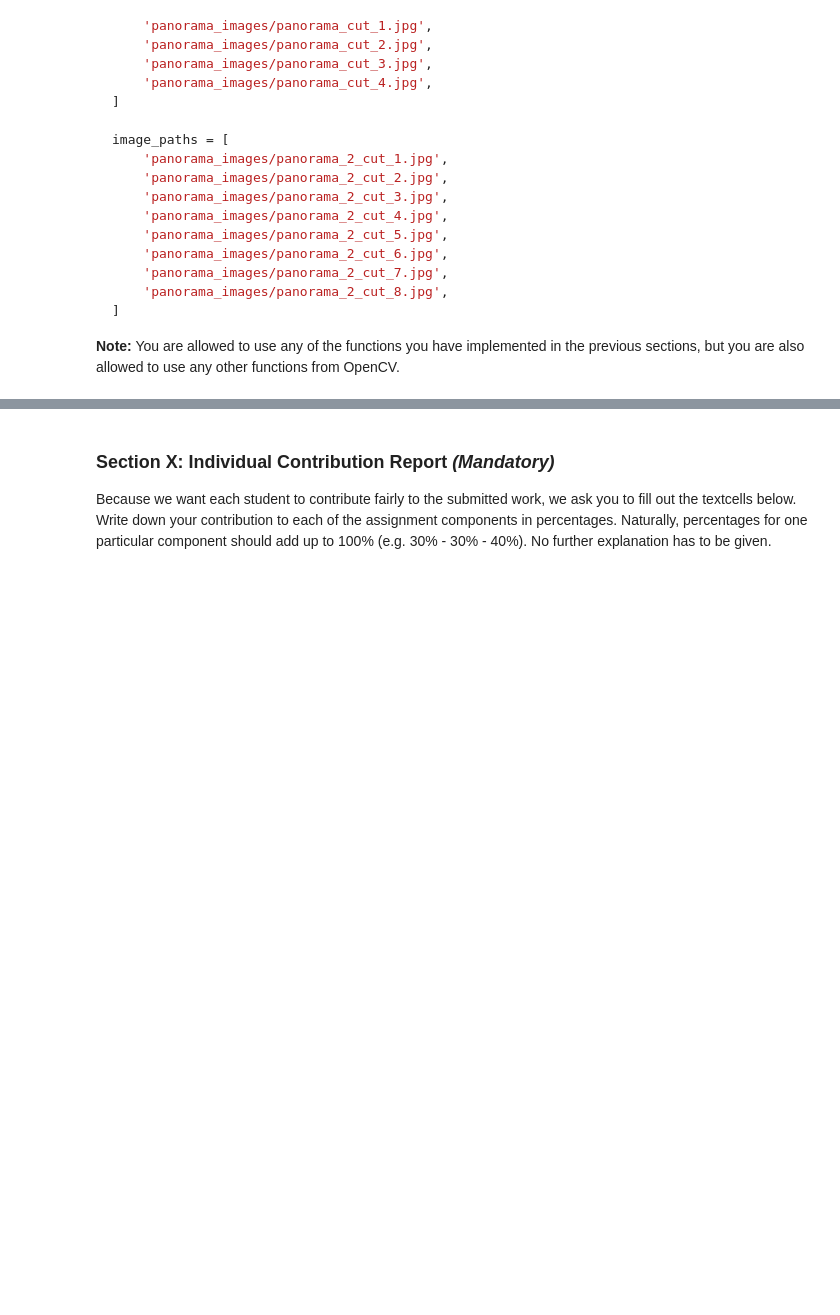
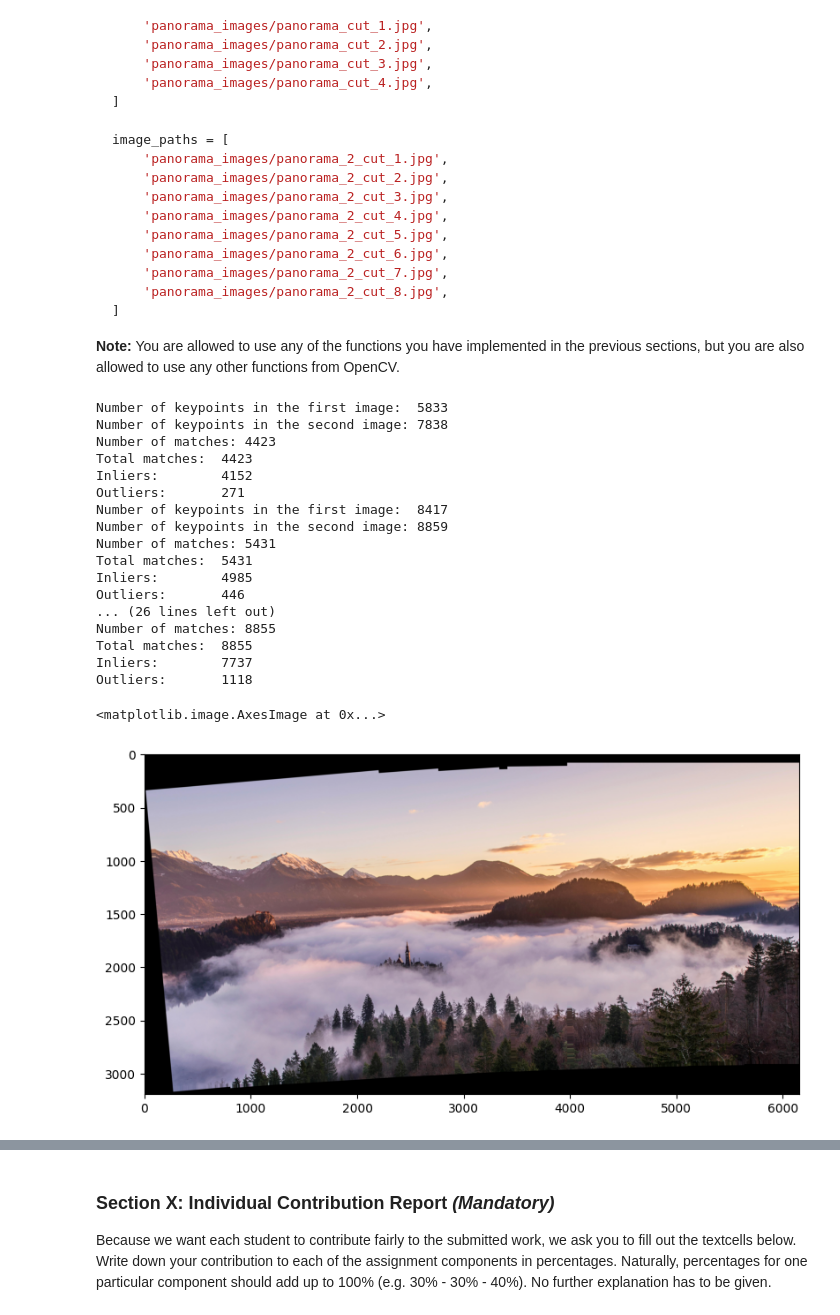
Before and after one commit to matthias-hagenauer/cv1_labs, a Jupyter notebook: cv1-lab-4/cv1-lab-4.ipynb, the cells around one changed output, grey strips where cells are left out. Cells and saved outputs as stored; diff of their text form; code cells hidden in the pictures; blank space fills up the shorter version.

```diff
--- a/cv1-lab-4/cv1-lab-4.ipynb
+++ b/cv1-lab-4/cv1-lab-4.ipynb
@@ -400,7 +400,7 @@ def ransac_algorithm(keypoints_1, keypoints_2, matches, num_iterations, num_poin
         best_transformation_matrix: The best transformation matrix found by RANSAC.
                                     None may be returned if the matrix cannot be computed.
     """
-    best_inliers = []
+    best_inliers = 0
     best_transformation_matrix = None
 
     points = []
@@ -419,13 +419,13 @@ def ransac_algorithm(keypoints_1, keypoints_2, matches, num_iterations, num_poin
         # print(transformation_matrix)
         inliers = test_affine_transformation_matrix(transformation_matrix, points, threshold)
 
-        if len(inliers) > len(best_inliers):
-            best_inliers = inliers
+        if len(inliers) > best_inliers:
+            best_inliers = len(inliers)
             best_transformation_matrix = transformation_matrix
 
-    print("Total matches: ", len(matches))
-    print("Inliers:       ", len(best_inliers))
-    print("Outliers:      ", len(matches) - len(best_inliers))
+    print("Total number of matches: ", len(matches))
+    print("Inliers found:           ", best_inliers)
+    print("Outliers removed:        ", len(matches) - best_inliers)
 
     return best_transformation_matrix, best_inliers
 # %%
@@ -876,0 +907,35 @@ def automatic_panorama_stitching(images, use_mask=True):
+# %%
+image_paths = [
+    'panorama_images/panorama_2_cut_1.jpg',
+    'panorama_images/panorama_2_cut_2.jpg',
+    'panorama_images/panorama_2_cut_3.jpg',
+    'panorama_images/panorama_2_cut_4.jpg',
+    'panorama_images/panorama_2_cut_5.jpg',
+    'panorama_images/panorama_2_cut_6.jpg',
+    'panorama_images/panorama_2_cut_7.jpg',
+    'panorama_images/panorama_2_cut_8.jpg',
+]
+
+image = automatic_panorama_stitching(image_paths)
+fig, axs = plt.subplots(1, figsize=(15, 5))
+axs.imshow(image)
+# %% [output]
+Number of keypoints in the first image:  5833
+Number of keypoints in the second image: 7838
+Number of matches: 4423
+Total matches:  4423
+Inliers:        4152
+Outliers:       271
+Number of keypoints in the first image:  8417
+Number of keypoints in the second image: 8859
+Number of matches: 5431
+Total matches:  5431
+Inliers:        4985
+Outliers:       446
+... (26 lines left out)
+Number of matches: 8855
+Total matches:  8855
+Inliers:        7737
+Outliers:       1118
+<matplotlib.image.AxesImage at 0x...>
+[figure, added]
```
Also changed, not shown: parts of 4 cells of this notebook.
